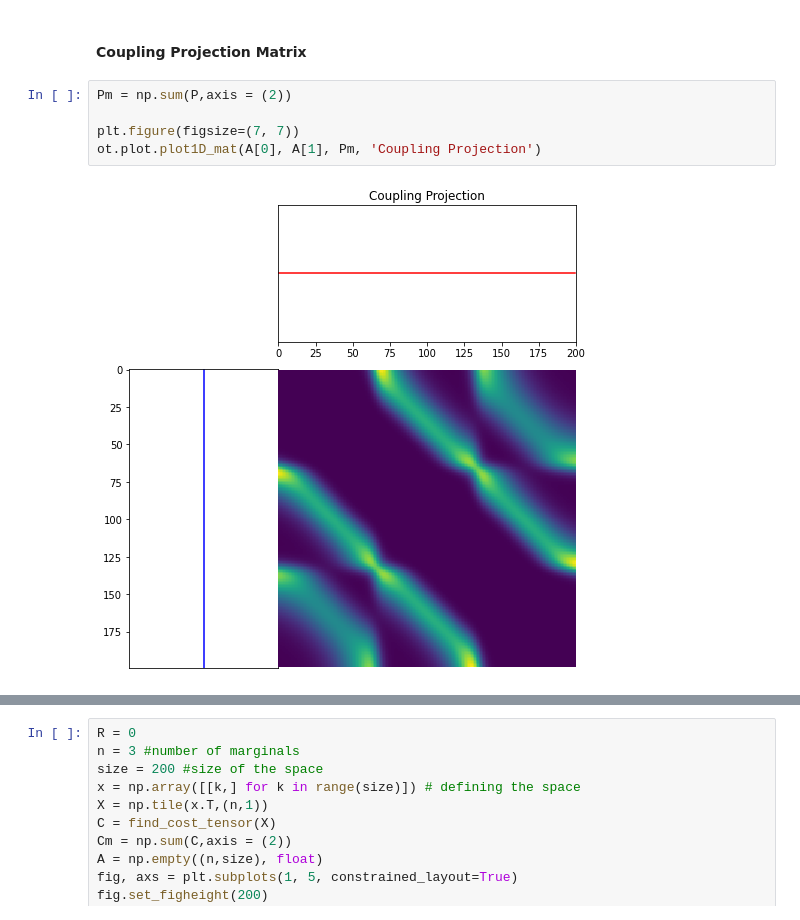
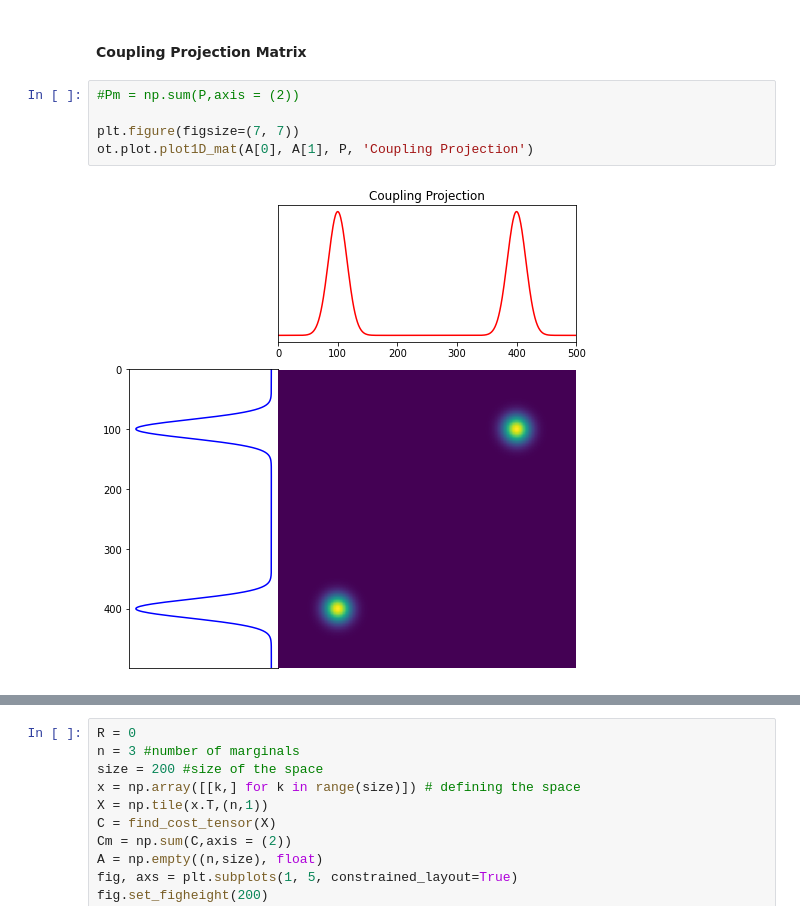
Before and after one commit to ramanakshay/Optimal-Transport, a Jupyter notebook: notebooks/dispersion_simulation.ipynb, the cells around one changed output, grey strips where cells are left out. Saved outputs shown, nothing was run; the diff lists cells and outputs as text.

```diff
--- a/notebooks/dispersion_simulation.ipynb
+++ b/notebooks/dispersion_simulation.ipynb
@@ -227,12 +223,12 @@ Maximum Error: 0.00010404120483025869
 # %% [markdown]
 #### Coupling Projection Matrix
 # %%
-Pm = np.sum(P,axis = (2))
+#Pm = np.sum(P,axis = (2))
 
 plt.figure(figsize=(7, 7))
-ot.plot.plot1D_mat(A[0], A[1], Pm, 'Coupling Projection')
+ot.plot.plot1D_mat(A[0], A[1], P, 'Coupling Projection')
 # %% [output]
-[figure, old version]
+[figure, new version]
 # %%
 plt.figure(figsize=(10, 5))
 plt.plot(x, U[0], 'b',label = 'Kantorovich potential')
```
Also changed, not shown: parts of 5 cells of this notebook.
